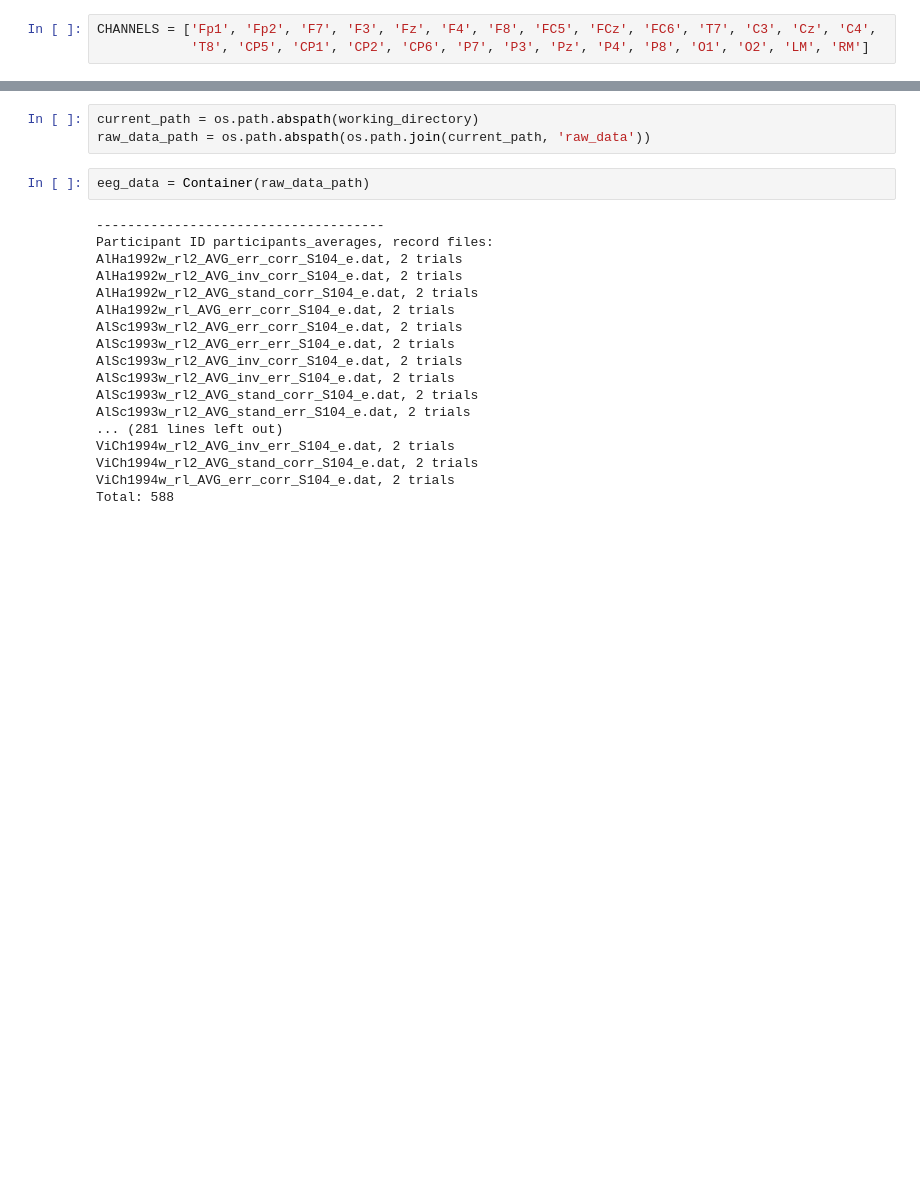
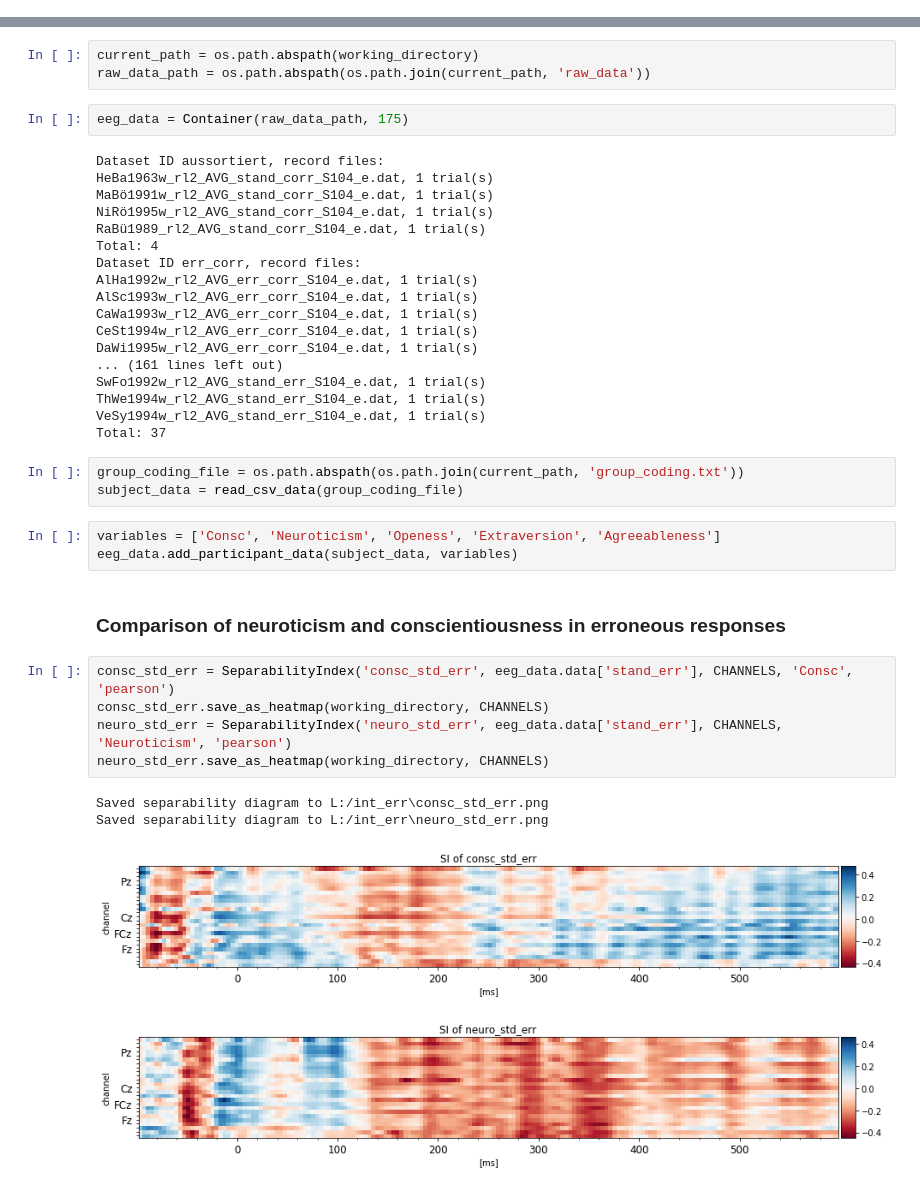
Before and after one commit to liephat/personality_seegnature, a Jupyter notebook: personality_seegnature/classify_signature_of_conscientiousness.ipynb, the cells around one changed output, grey strips where cells are left out. Drawn from its saved outputs; the diff is of its cells as text; blank space fills up the shorter version.

```diff
--- a/personality_seegnature/classify_signature_of_conscientiousness.ipynb
+++ b/personality_seegnature/classify_signature_of_conscientiousness.ipynb
@@ -13,3 +34,0 @@ Set channels that are used during processing
-# %%
-CHANNELS = ['Fp1', 'Fp2', 'F7', 'F3', 'Fz', 'F4', 'F8', 'FC5', 'FCz', 'FC6', 'T7', 'C3', 'Cz', 'C4',
-            'T8', 'CP5', 'CP1', 'CP2', 'CP6', 'P7', 'P3', 'Pz', 'P4', 'P8', 'O1', 'O2', 'LM', 'RM']
@@ -19,22 +36,40 @@ Select path with raw data.
 current_path = os.path.abspath(working_directory)
 raw_data_path = os.path.abspath(os.path.join(current_path, 'raw_data'))
 # %%
-eeg_data = Container(raw_data_path)
+eeg_data = Container(raw_data_path, 175)
 # %% [output]
--------------------------------------
-Participant ID participants_averages, record files:
-AlHa1992w_rl2_AVG_err_corr_S104_e.dat, 2 trials
-AlHa1992w_rl2_AVG_inv_corr_S104_e.dat, 2 trials
-AlHa1992w_rl2_AVG_stand_corr_S104_e.dat, 2 trials
-AlHa1992w_rl_AVG_err_corr_S104_e.dat, 2 trials
-AlSc1993w_rl2_AVG_err_corr_S104_e.dat, 2 trials
-AlSc1993w_rl2_AVG_err_err_S104_e.dat, 2 trials
-AlSc1993w_rl2_AVG_inv_corr_S104_e.dat, 2 trials
-AlSc1993w_rl2_AVG_inv_err_S104_e.dat, 2 trials
-AlSc1993w_rl2_AVG_stand_corr_S104_e.dat, 2 trials
-AlSc1993w_rl2_AVG_stand_err_S104_e.dat, 2 trials
-... (281 lines left out)
-ViCh1994w_rl2_AVG_inv_err_S104_e.dat, 2 trials
-ViCh1994w_rl2_AVG_stand_corr_S104_e.dat, 2 trials
-ViCh1994w_rl_AVG_err_corr_S104_e.dat, 2 trials
-Total: 588
+Dataset ID aussortiert, record files:
+HeBa1963w_rl2_AVG_stand_corr_S104_e.dat, 1 trial(s)
+MaBö1991w_rl2_AVG_stand_corr_S104_e.dat, 1 trial(s)
+NiRö1995w_rl2_AVG_stand_corr_S104_e.dat, 1 trial(s)
+RaBü1989_rl2_AVG_stand_corr_S104_e.dat, 1 trial(s)
+Total: 4
+Dataset ID err_corr, record files:
+AlHa1992w_rl2_AVG_err_corr_S104_e.dat, 1 trial(s)
+AlSc1993w_rl2_AVG_err_corr_S104_e.dat, 1 trial(s)
+CaWa1993w_rl2_AVG_err_corr_S104_e.dat, 1 trial(s)
+CeSt1994w_rl2_AVG_err_corr_S104_e.dat, 1 trial(s)
+DaWi1995w_rl2_AVG_err_corr_S104_e.dat, 1 trial(s)
+... (161 lines left out)
+SwFo1992w_rl2_AVG_stand_err_S104_e.dat, 1 trial(s)
+ThWe1994w_rl2_AVG_stand_err_S104_e.dat, 1 trial(s)
+VeSy1994w_rl2_AVG_stand_err_S104_e.dat, 1 trial(s)
+Total: 37
+# %%
+group_coding_file = os.path.abspath(os.path.join(current_path, 'group_coding.txt'))
+subject_data = read_csv_data(group_coding_file)
+# %%
+variables = ['Consc', 'Neuroticism', 'Openess', 'Extraversion', 'Agreeableness']
+eeg_data.add_participant_data(subject_data, variables)
+# %% [markdown]
+### Comparison of neuroticism and conscientiousness in erroneous responses
+# %%
+consc_std_err = SeparabilityIndex('consc_std_err', eeg_data.data['stand_err'], CHANNELS, 'Consc', 'pearson')
+consc_std_err.save_as_heatmap(working_directory, CHANNELS)
+neuro_std_err = SeparabilityIndex('neuro_std_err', eeg_data.data['stand_err'], CHANNELS, 'Neuroticism', 'pearson')
+neuro_std_err.save_as_heatmap(working_directory, CHANNELS)
+# %% [output]
+Saved separability diagram to L:/int_err\consc_std_err.png
+Saved separability diagram to L:/int_err\neuro_std_err.png
+[figure, added]
+[figure, added]
```
Also changed, not shown: parts of 16 cells of this notebook.
